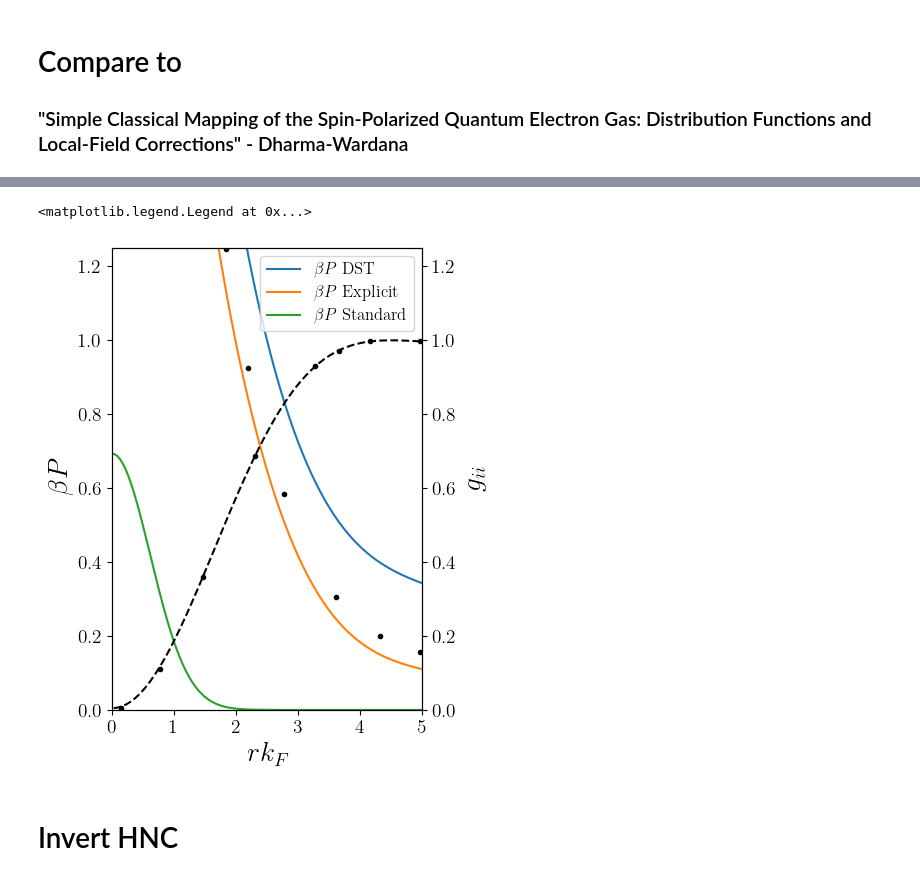
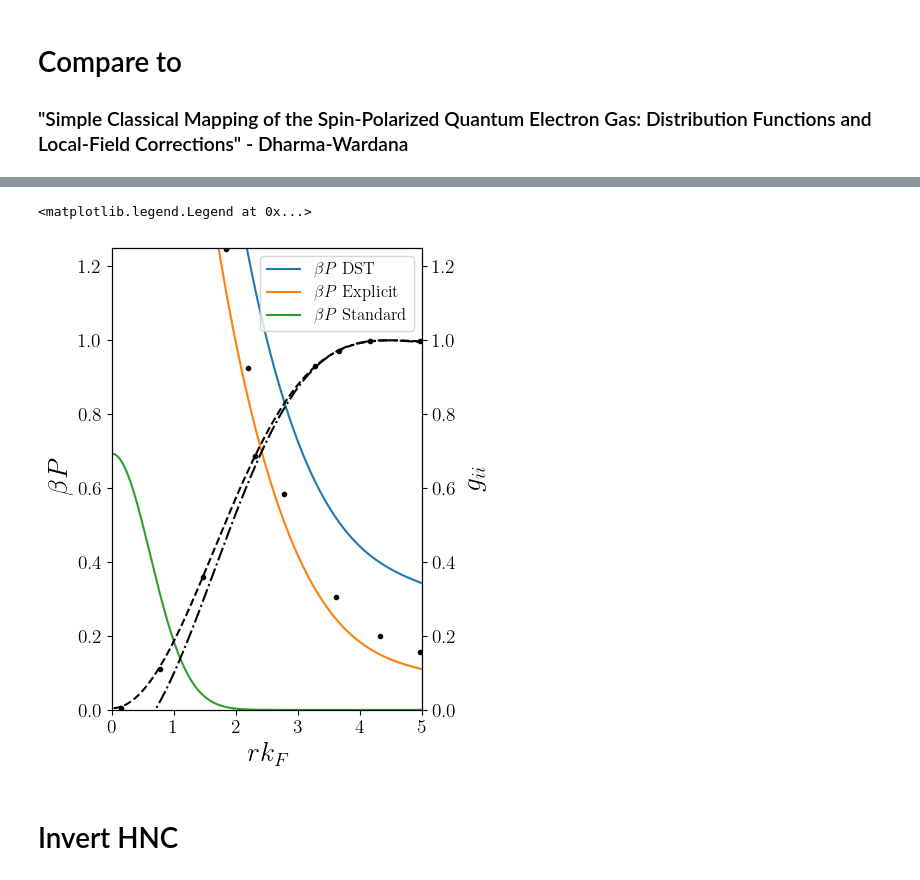
Before and after one commit to ZachAJohnson/hnc, a Jupyter notebook: QSP_HNC_Two_Electrons.ipynb, the cells around one changed output, grey strips where cells are left out. Drawn from its saved outputs; the diff is of its cells as text; code cells hidden in the pictures.

```diff
--- a/QSP_HNC_Two_Electrons.ipynb
+++ b/QSP_HNC_Two_Electrons.ipynb
@@ -146,30 +136,30 @@ DW_βP_T0_data
 # %%
 fig, ax = plt.subplots(figsize=(4,6))
 
 ax.plot(atom.hnc.r_array*atom.qsp.k_F*atom.qsp.ri, β_cP_DST, label=r'$\beta P$ DST')
 ax.plot(atom.hnc.r_array*atom.qsp.k_F*atom.qsp.ri, β_cP_explicit, label=r'$\beta P$ Explicit')
 ax.plot(atom.hnc.r_array, atom.qsp.βv_Pauli(atom.hnc.r_array, atom.qsp.Λee),label=r'$\beta P$ Standard')
 ax.plot(DW_βP_T0_data['rkF'], DW_βP_T0_data['βP_ee'],'k.')
 ax2 = ax.twinx()
-# ax2.plot(atom.hnc.r_array*atom.qsp.k_F*atom.qsp.ri, h_ee_ID_DST +1,'k--')
+ax2.plot(atom.hnc.r_array*atom.qsp.k_F*atom.qsp.ri, h_ee_ID_DST +1,'k-.')
 ax2.plot(atom.hnc.r_array*atom.qsp.k_F*atom.qsp.ri, h_ee_ID_explicit +1,'k--')
 ax2.plot(DW_gee_T0_data['rkF'], DW_gee_T0_data['gee'],'k.')
 # ax2.plot(atom.hnc.r_array*atom.qsp.k_F*atom.qsp.ri, h_ee_ID_explicit+1)
 # ax.set_xscale('log')
 
 ax2.set_ylim(0,1.25)
 ax.set_ylim(0,1.25)
 ax.set_xlim(0,5)
 ax.set_xlim(0,5)
 ax.set_xlabel(r"$r k_F$",fontsize=20)
 ax.set_ylabel(r"$\beta P $",fontsize=20)
 ax2.set_ylabel(r"$g_{ii} $",fontsize=20)
 ax.tick_params(labelsize=14)
 ax2.tick_params(labelsize=14)
 ax.legend(fontsize=12)
 # %% [output]
 <matplotlib.legend.Legend at 0x...>
-[figure, old version]
+[figure, new version]
 # %% [markdown]
 # Invert HNC
 # %%
```
Also changed, not shown: parts of 1 cell of this notebook, 1 other file.
